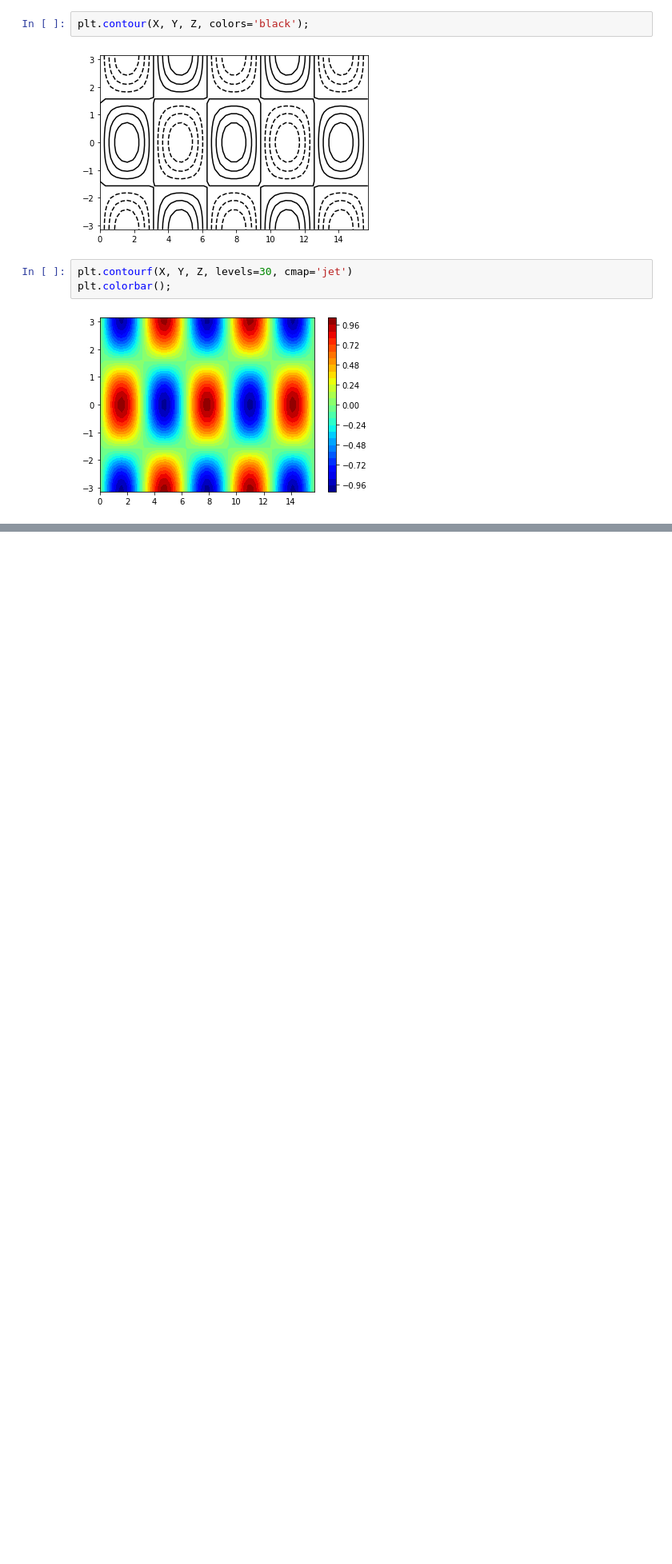
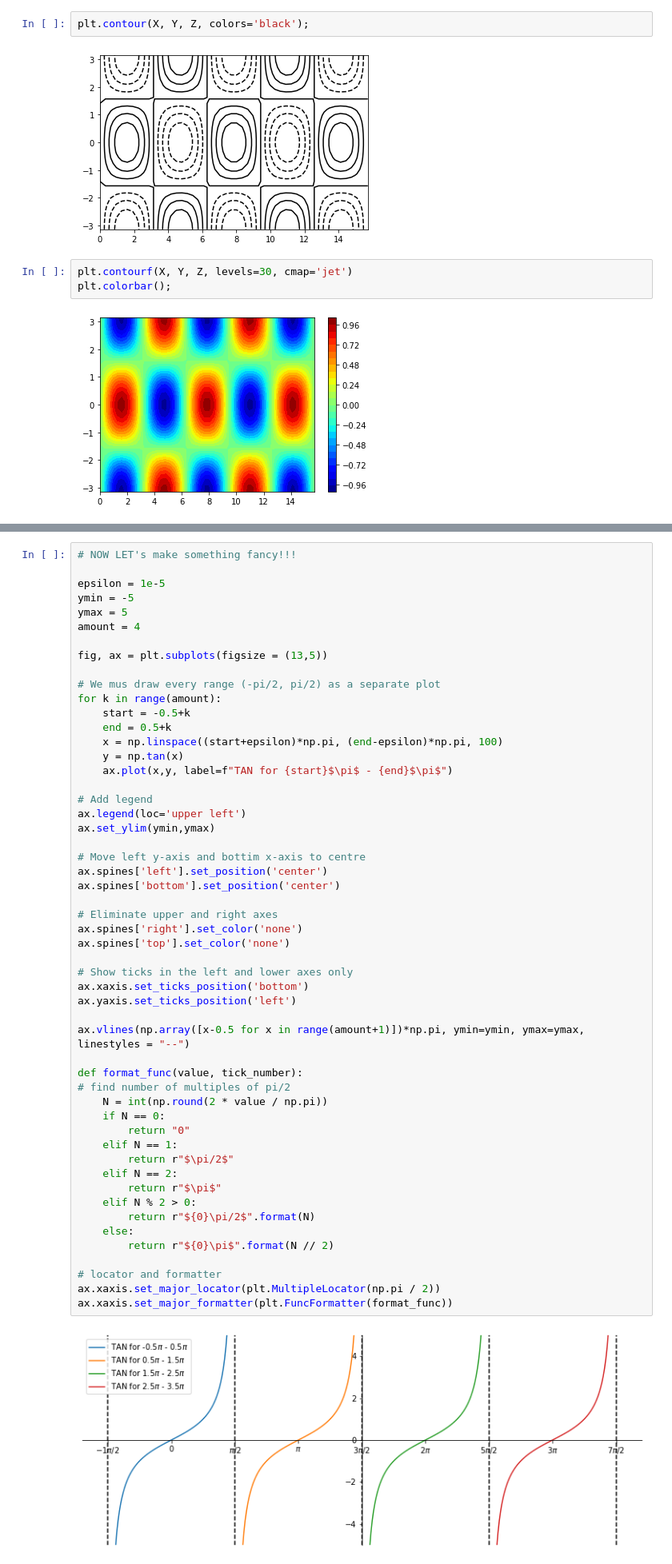
Before and after one commit to Lukasz-Cesarski/dstip, a Jupyter notebook: 05_Matplotlib/05_01_matplotlib.ipynb, the cells around one changed output, grey strips where cells are left out. Shown: that part at 80% size. Saved outputs shown, nothing was run; the diff lists cells and outputs as text; blank space fills up the shorter version.

```diff
--- a/05_Matplotlib/05_01_matplotlib.ipynb
+++ b/05_Matplotlib/05_01_matplotlib.ipynb
@@ -190,0 +218,55 @@ for axi_idxm, axi in enumerate(ax.flat):
+# %%
+# NOW LET's make something fancy!!!
+
+epsilon = 1e-5
+ymin = -5
+ymax = 5
+amount = 4
+
+fig, ax = plt.subplots(figsize = (13,5))
+
+# We mus draw every range (-pi/2, pi/2) as a separate plot
+for k in range(amount):
+    start = -0.5+k
+    end = 0.5+k
+    x = np.linspace((start+epsilon)*np.pi, (end-epsilon)*np.pi, 100)
+    y = np.tan(x)
+    ax.plot(x,y, label=f"TAN for {start}$\pi$ - {end}$\pi$")
+
+# Add legend
+ax.legend(loc='upper left')
+ax.set_ylim(ymin,ymax)
+
+# Move left y-axis and bottim x-axis to centre
+ax.spines['left'].set_position('center')
+ax.spines['bottom'].set_position('center')
+
+# Eliminate upper and right axes
+ax.spines['right'].set_color('none')
+ax.spines['top'].set_color('none')
+
+# Show ticks in the left and lower axes only
+ax.xaxis.set_ticks_position('bottom')
+ax.yaxis.set_ticks_position('left')
+
+ax.vlines(np.array([x-0.5 for x in range(amount+1)])*np.pi, ymin=ymin, ymax=ymax, linestyles = "--")
+
+def format_func(value, tick_number):
+# find number of multiples of pi/2
+    N = int(np.round(2 * value / np.pi))
+    if N == 0:
+        return "0"
+    elif N == 1:
+        return r"$\pi/2$"
+    elif N == 2:
+        return r"$\pi$"
+    elif N % 2 > 0:
+        return r"${0}\pi/2$".format(N)
+    else:
+        return r"${0}\pi$".format(N // 2)
+
+# locator and formatter
+ax.xaxis.set_major_locator(plt.MultipleLocator(np.pi / 2))
+ax.xaxis.set_major_formatter(plt.FuncFormatter(format_func))
+# %% [output]
+[figure, added]
```
Also changed, not shown: parts of 14 cells of this notebook, 19 other files.
